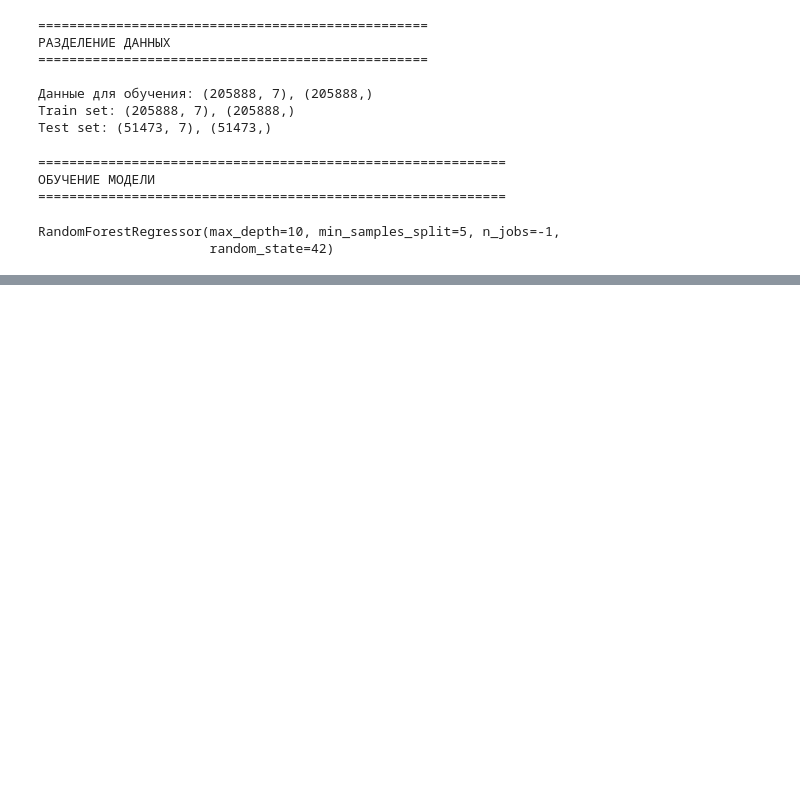
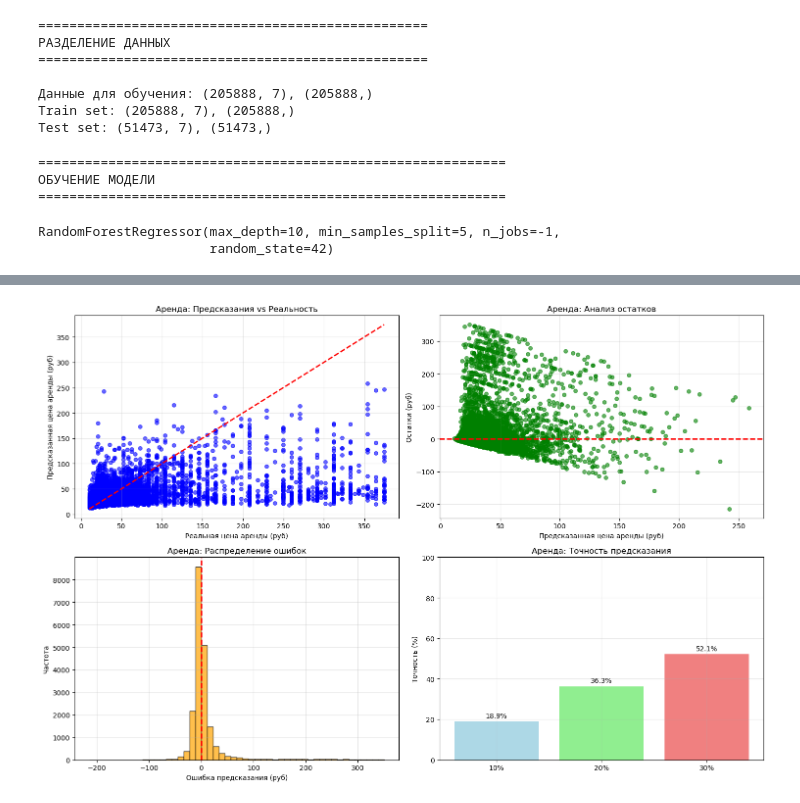
Before and after one commit to Rev1ze/team_build, a Jupyter notebook: team_proj 4kurs.ipynb, the cells around one changed output, grey strips where cells are left out. Saved outputs shown, nothing was run; the diff lists cells and outputs as text; code cells hidden in the pictures; blank space fills up the shorter version.

```diff
--- a/team_proj 4kurs.ipynb
+++ b/team_proj 4kurs.ipynb
@@ -1019,6 +1019,7 @@ from sklearn.preprocessing import LabelEncoder
 
 le = LabelEncoder()
 df_sell['heating_type_encoded'] = le.fit_transform(df_sell['heating_type'])
+df_rent['heating_type_encoded'] = le.fit_transform(df_rent['heating_type'])
 # %%
 df_sell
 # %% [output]
@@ -1241,0 +1255,4 @@ plt.show()
+# %%
+common_index = df_rent_ansamble.index.intersection(y_rent.index)
+X_rent = df_rent_ansamble.loc[common_index]
+y_rent = y_rent.loc[common_index]
@@ -1241,0 +1302,15 @@ plt.show()
+# %%
+print("\n" + "=" * 60)
+print("ОБУЧЕНИЕ МОДЕЛИ ДЛЯ АРЕНДЫ")
+print("=" * 60)
+
+model_rent = RandomForestRegressor(
+    n_estimators=150,
+    max_depth=12,
+    min_samples_split=3,
+    min_samples_leaf=1,
+    random_state=42,
+    n_jobs=-1
+)
+
+model_rent.fit(X_train_rent, y_train_rent)
@@ -1241,0 +1364,49 @@ plt.show()
+# %%
+plt.figure(figsize=(15, 10))
+
+# График 1: Предсказания vs Реальность
+plt.subplot(2, 2, 1)
+plt.scatter(y_test_original_rent, y_pred_rent, alpha=0.6, s=30, color='blue')
+plt.plot([y_test_original_rent.min(), y_test_original_rent.max()],
+         [y_test_original_rent.min(), y_test_original_rent.max()], 'r--', lw=2)
+plt.xlabel('Реальная цена аренды (руб)')
+plt.ylabel('Предсказанная цена аренды (руб)')
+plt.title('Аренда: Предсказания vs Реальность')
+plt.grid(True, alpha=0.3)
+
+# График 2: Остатки
+plt.subplot(2, 2, 2)
+residuals_rent = y_test_original_rent - y_pred_rent
+plt.scatter(y_pred_rent, residuals_rent, alpha=0.6, s=30, color='green')
+plt.axhline(y=0, color='r', linestyle='--', lw=2)
+plt.xlabel('Предсказанная цена аренды (руб)')
+plt.ylabel('Остатки (руб)')
+plt.title('Аренда: Анализ остатков')
+plt.grid(True, alpha=0.3)
+
+# График 3: Распределение ошибок
+plt.subplot(2, 2, 3)
+plt.hist(residuals_rent, bins=50, alpha=0.7, color='orange', edgecolor='black')
+plt.axvline(x=0, color='r', linestyle='--', lw=2)
+plt.xlabel('Ошибка предсказания (руб)')
+plt.ylabel('Частота')
+plt.title('Аренда: Распределение ошибок')
+plt.grid(True, alpha=0.3)
+
+# График 4: Точность в разных диапазонах
+plt.subplot(2, 2, 4)
+accuracy_ranges = ['10%', '20%', '30%']
+accuracy_values = [within_10_percent, within_20_percent, within_30_percent]
+bars = plt.bar(accuracy_ranges, accuracy_values, color=['lightblue', 'lightgreen', 'lightcoral'])
+plt.ylabel('Точность (%)')
+plt.title('Аренда: Точность предсказания')
+plt.ylim(0, 100)
+for bar, value in zip(bars, accuracy_values):
+    plt.text(bar.get_x() + bar.get_width()/2, bar.get_height() + 1,
+             f'{value:.1f}%', ha='center', va='bottom')
+plt.grid(True, alpha=0.3)
+
+plt.tight_layout()
+plt.show()
+# %% [output]
+[figure, added]
```
Also changed, not shown: parts of 18 cells of this notebook.
